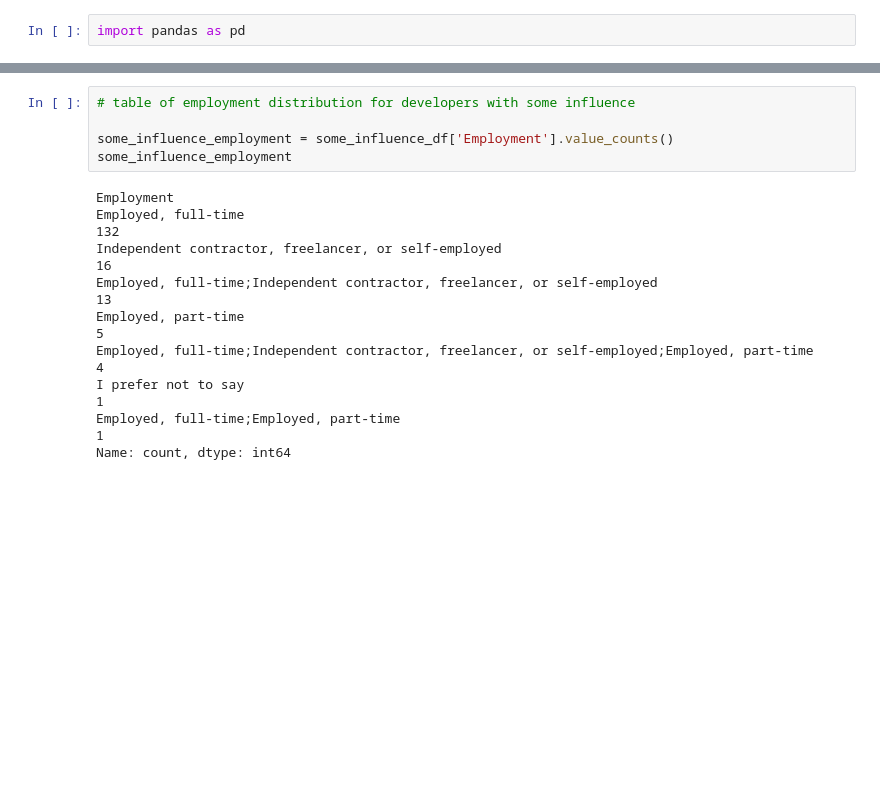
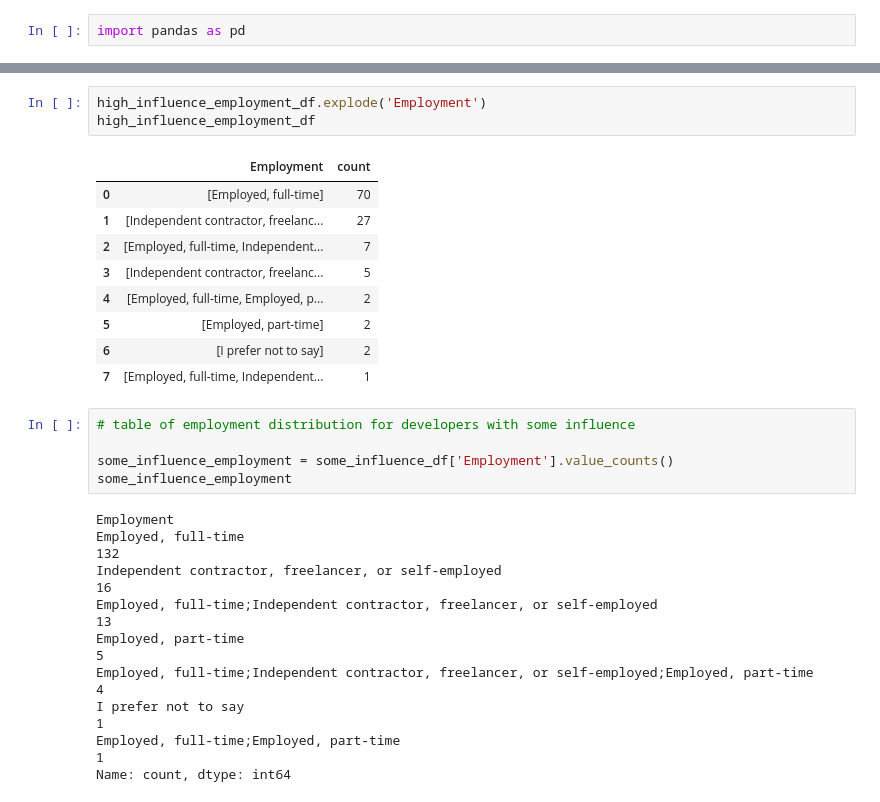
Before and after one commit to abrahim-k/stack_overflow_data, a Jupyter notebook: stack_overflow.ipynb, the cells around one changed output, grey strips where cells are left out. Saved outputs shown, nothing was run; the diff lists cells and outputs as text; blank space fills up the shorter version.

```diff
--- a/stack_overflow.ipynb
+++ b/stack_overflow.ipynb
@@ -32,3 +78,16 @@ Name: count, dtype: int64
+# %%
+high_influence_employment_df.explode('Employment')
+high_influence_employment_df
+# %% [output]
+|  | Employment | count |
+| 0 | [Employed, full-time] | 70 |
+| 1 | [Independent contractor, freelanc... | 27 |
+| 2 | [Employed, full-time, Independent... | 7 |
+| 3 | [Independent contractor, freelanc... | 5 |
+| 4 | [Employed, full-time, Employed, p... | 2 |
+| 5 | [Employed, part-time] | 2 |
+| 6 | [I prefer not to say] | 2 |
+| 7 | [Employed, full-time, Independent... | 1 |
 # %%
 # table of employment distribution for developers with some influence
 
```
Also changed, not shown: parts of 8 cells of this notebook.
